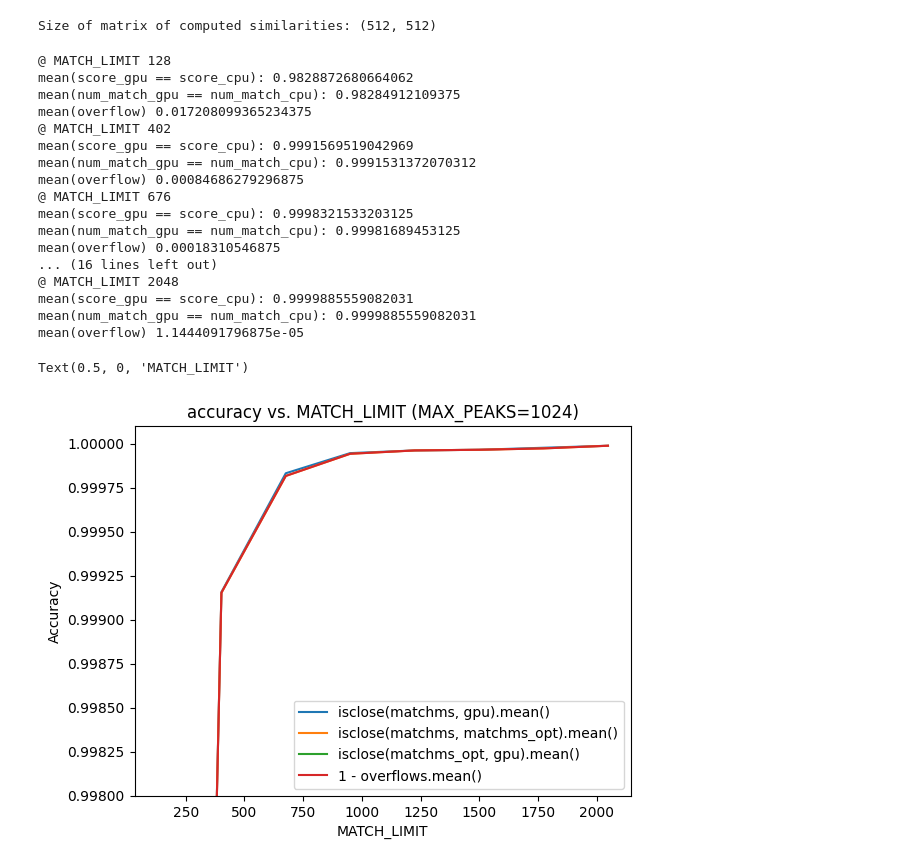
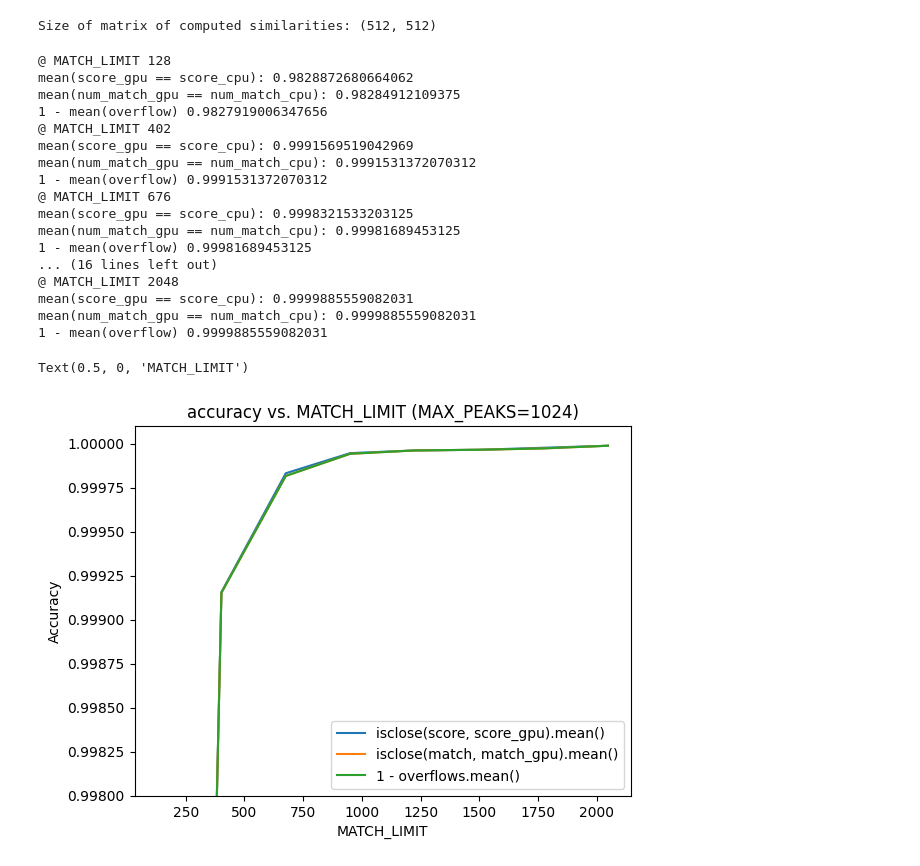
Before and after one commit to tornikeo/cosine-similarity, a Jupyter notebook: notebooks/accuracy_vs_match_limit.ipynb, the cells around one changed output. Cells and saved outputs as stored; diff of their text form; code cells hidden in the pictures.

```diff
--- a/notebooks/accuracy_vs_match_limit.ipynb
+++ b/notebooks/accuracy_vs_match_limit.ipynb
@@ -140,10 +140,8 @@ for match_limit, score_cu_ in zip(match_limits, scores_cu):
     y_row.append(matches_corr)
 
     overflow_mean = overflow_cu.mean()
-    y_row.append(overflow_mean)
-    print("mean(overflow)", overflow_mean)
-
     y_row.append(1 - overflow_mean)
+    print("1 - mean(overflow)", 1 - overflow_mean)
 
     y.append(y_row)
     x.append(match_limit)
@@ -151,30 +149,30 @@ for match_limit, score_cu_ in zip(match_limits, scores_cu):
 @ MATCH_LIMIT 128
 mean(score_gpu == score_cpu): 0.9828872680664062
 mean(num_match_gpu == num_match_cpu): 0.98284912109375
-mean(overflow) 0.017208099365234375
+1 - mean(overflow) 0.9827919006347656
 @ MATCH_LIMIT 402
 mean(score_gpu == score_cpu): 0.9991569519042969
 mean(num_match_gpu == num_match_cpu): 0.9991531372070312
-mean(overflow) 0.00084686279296875
+1 - mean(overflow) 0.9991531372070312
 @ MATCH_LIMIT 676
 mean(score_gpu == score_cpu): 0.9998321533203125
 mean(num_match_gpu == num_match_cpu): 0.99981689453125
-mean(overflow) 0.00018310546875
+1 - mean(overflow) 0.99981689453125
 ... (16 lines left out)
 @ MATCH_LIMIT 2048
 mean(score_gpu == score_cpu): 0.9999885559082031
 mean(num_match_gpu == num_match_cpu): 0.9999885559082031
-mean(overflow) 1.1444091796875e-05
+1 - mean(overflow) 0.9999885559082031
 # %%
 plt.plot(x,np.array(y))
 plt.ylim([.998,1.0001])
+
 plt.title(f"accuracy vs. MATCH_LIMIT (MAX_PEAKS={MAX_PEAKS})")
-plt.legend(['isclose(matchms, gpu).mean()',
-            'isclose(matchms, matchms_opt).mean()',
-            'isclose(matchms_opt, gpu).mean()',
-            "1 - overflows.mean()"])
+plt.legend(['isclose(score, score_gpu).mean()',
+            'isclose(match, match_gpu).mean()',
+            "1 - mean(overflows)"])
 plt.ylabel("Accuracy")
 plt.xlabel("MATCH_LIMIT")
 # %% [output]
 Text(0.5, 0, 'MATCH_LIMIT')
-[figure, old version]
+[figure, new version]
```
Also changed, not shown: parts of 1 cell of this notebook, 2 other files.
